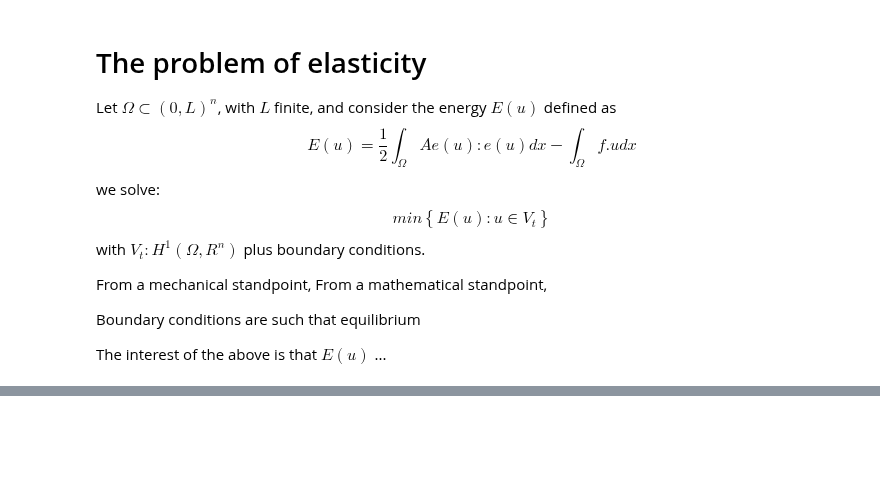
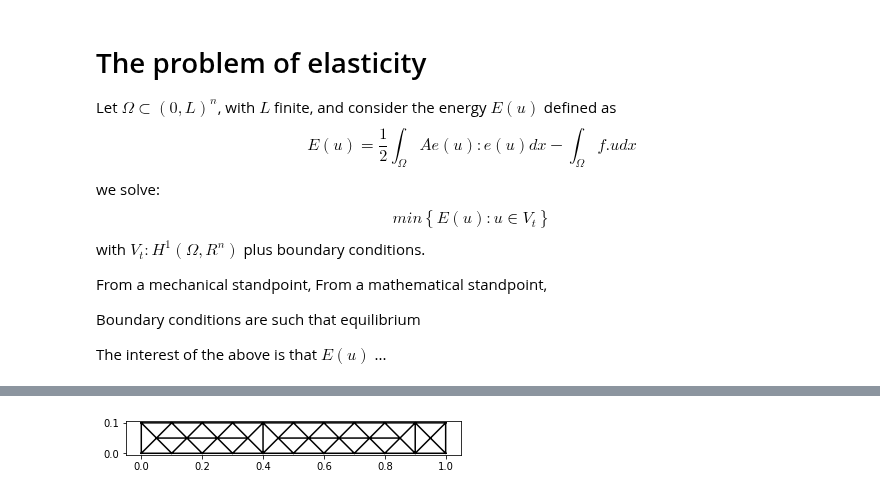
Before and after one commit to kumiori/irrevolutions, a Jupyter notebook: mec647_Elast_2.ipynb, the cells around one changed output, grey strips where cells are left out. Saved outputs shown, nothing was run; the diff lists cells and outputs as text; code cells hidden in the pictures; blank space fills up the shorter version.

```diff
--- a/mec647_Elast_2.ipynb
+++ b/mec647_Elast_2.ipynb
@@ -124,0 +179,12 @@ sys.path.append('mec647/')
+# %%
+# Functional setting
+
+element_u = ufl.VectorElement("Lagrange", mesh.ufl_cell(),
+                              degree=1, dim=2)
+V_u = dolfinx.fem.FunctionSpace(mesh, element_u)
+
+u = dolfinx.fem.Function(V_u, name="Displacement")
+g = dolfinx.fem.Function(V_u, name="Body pressure")
+
+u_ = dolfinx.fem.Function(V_u, name="Boundary Displacement")
+# ux_ = dolfinx.fem.Function(V_u.sub(0).collapse(), name="Boundary Displacement")
@@ -124,0 +272,26 @@ sys.path.append('mec647/')
+# %%
+# visualisation
+from utils import viz
+import matplotlib.pyplot as plt
+from utils.viz import plot_mesh, plot_vector, plot_scalar
+
+
+plt.figure()
+ax = plot_mesh(mesh)
+fig = ax.get_figure()
+fig.savefig(f"mesh.png")
+
+# postprocessing
+plotter = pyvista.Plotter(
+        title="Displacement",
+        window_size=[1600, 600],
+        shape=(1, 2),
+    )
+
+    _plt = plot_scalar(u_.sub(0), plotter, subplot=(0, 0))
+
+    _plt = plot_vector(u, plotter, subplot=(0, 1))
+
+    _plt.screenshot(f"displacement_MPI{comm.size}.png")
+# %% [output]
+[figure, added]
```
Also changed, not shown: parts of 13 cells of this notebook.
